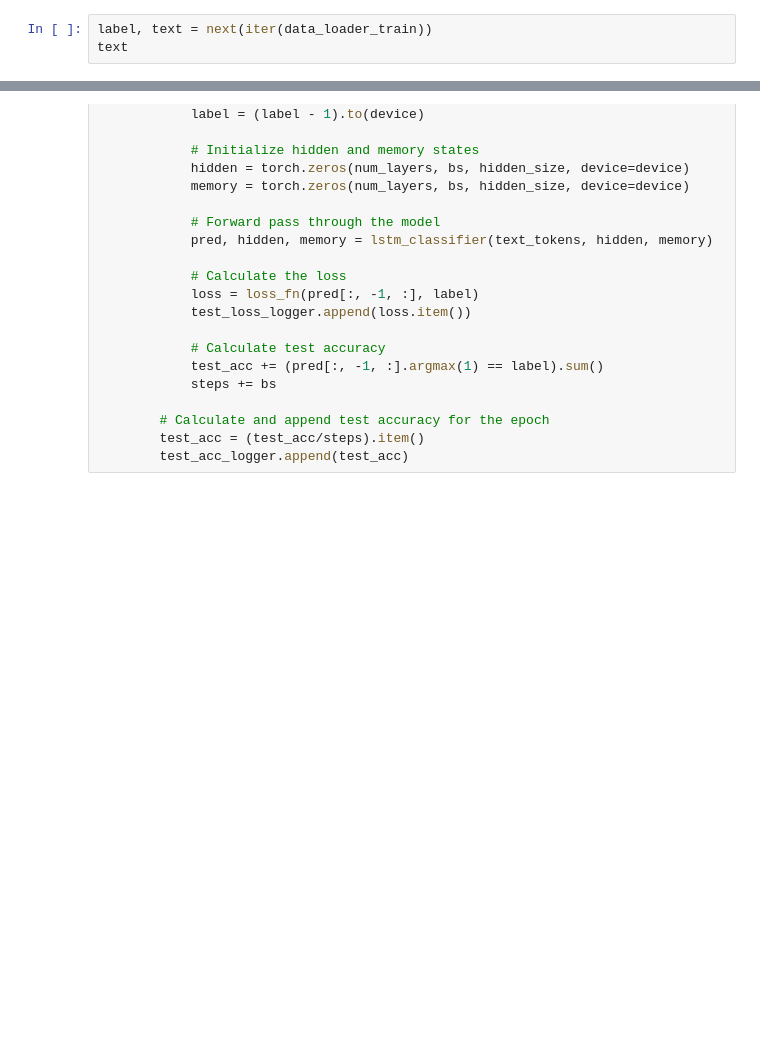
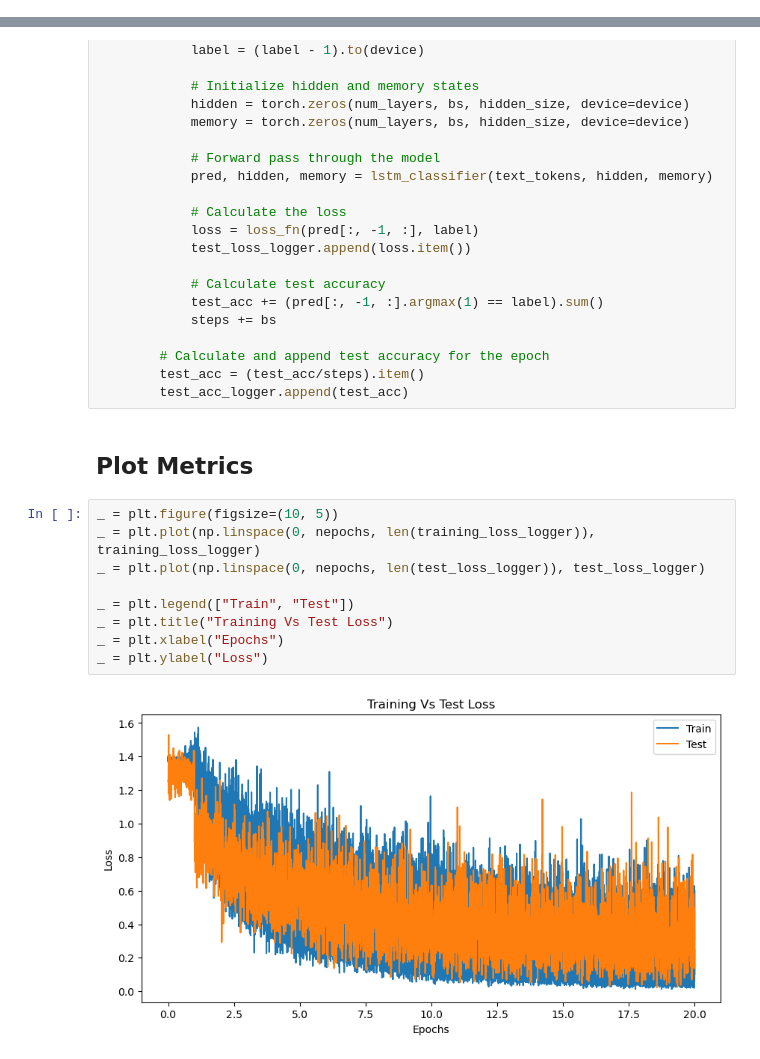
Before and after one commit to lobarrel/lstm_text_generation, a Jupyter notebook: lstm_text_classification.ipynb, the cells around one changed output, grey strips where cells are left out. Saved outputs shown, nothing was run; the diff lists cells and outputs as text; blank space fills up the shorter version.

Commit message:
plot metrics

```diff
--- a/lstm_text_classification.ipynb
+++ b/lstm_text_classification.ipynb
@@ -100,6 +100,3 @@ text_tokenizer = lambda batch: [tokenizer(x) for x in batch]
 # Create data loaders for training and testing
 data_loader_train = DataLoader(dataset_train, batch_size=batch_size, shuffle=True, num_workers=4, drop_last=True)
 data_loader_test = DataLoader(dataset_test, batch_size=batch_size, shuffle=True, num_workers=4)
-# %%
-label, text = next(iter(data_loader_train))
-text
@@ -258,3 +243,16 @@ for epoch in pbar:
         # Calculate and append test accuracy for the epoch
         test_acc = (test_acc/steps).item()
         test_acc_logger.append(test_acc)
+# %% [markdown]
+## Plot Metrics
+# %%
+_ = plt.figure(figsize=(10, 5))
+_ = plt.plot(np.linspace(0, nepochs, len(training_loss_logger)), training_loss_logger)
+_ = plt.plot(np.linspace(0, nepochs, len(test_loss_logger)), test_loss_logger)
+
+_ = plt.legend(["Train", "Test"])
+_ = plt.title("Training Vs Test Loss")
+_ = plt.xlabel("Epochs")
+_ = plt.ylabel("Loss")
+# %% [output]
+[figure, added]
```
Also changed, not shown: parts of 5 cells of this notebook.
